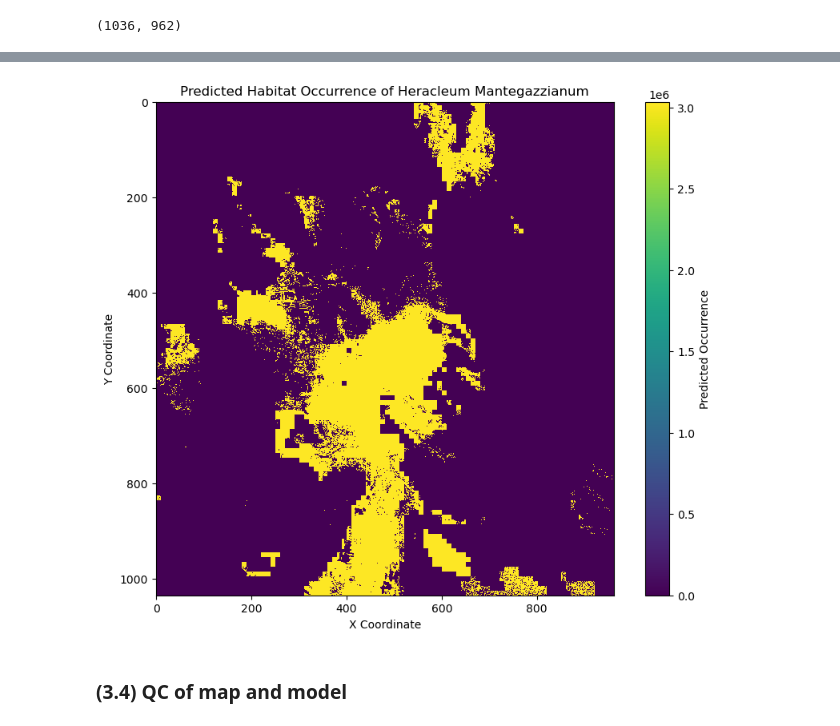
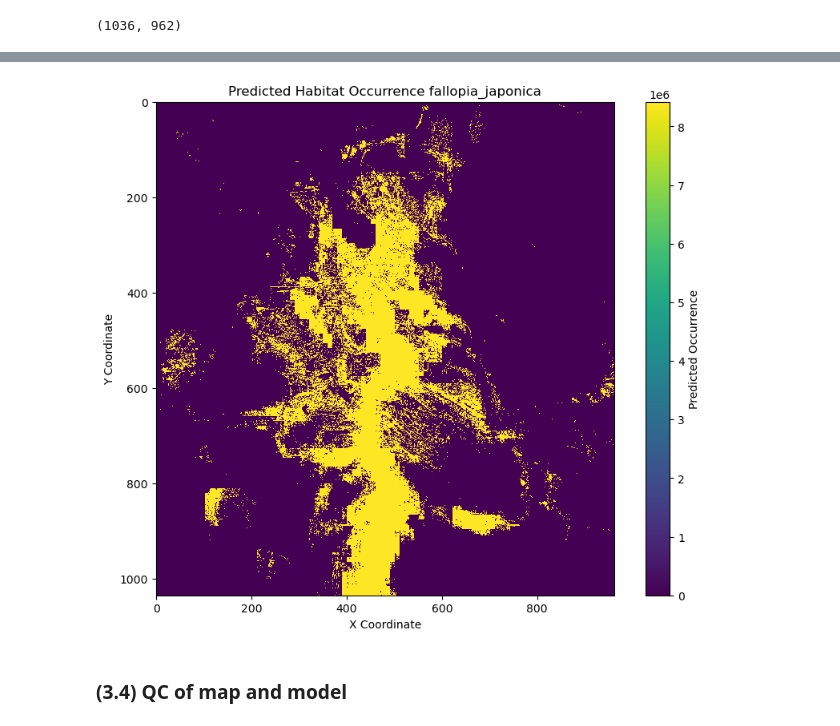
Before and after one commit to FAIRiCUBE/uc1-urban-climate, a Jupyter notebook: notebooks/dev/f07_neopythen/neopythen_distribution_model_luxembourg_NDML.ipynb, the cells around one changed output, grey strips where cells are left out. Saved outputs shown, nothing was run; the diff lists cells and outputs as text; code cells hidden in the pictures.

Commit message:
add. new species to the model

```diff
--- a/notebooks/dev/f07_neopythen/neopythen_distribution_model_luxembourg_NDML.ipynb
+++ b/notebooks/dev/f07_neopythen/neopythen_distribution_model_luxembourg_NDML.ipynb
@@ -424,8 +532,8 @@ feature_columns = [
     'd01_L_light',
     'd02_F_wetness',
     'd03_T_max_temperatur_2017_celsius',
-    'd03_T_min_temperatur_2017_celsius',
-    'd03_T_avg_temperatur_2017_celsius',
+    #'d03_T_min_temperatur_2017_celsius',
+    #'d03_T_avg_temperatur_2017_celsius',
     'd04_K_continentality',
     'd05_R_ph',
     'd06_N_nitrogen',
@@ -435,10 +543,10 @@ feature_columns = [
 ]
 
 # Create a new DataFrame with features and target variable
-training_data = df[['heracleum_mantegazzianum_occurence'] + feature_columns]
+training_data = df[['occurence_data'] + feature_columns]
 
 # Drop rows where heracleum_mantegazzianum_occurence is 0
-training_data = training_data[training_data['heracleum_mantegazzianum_occurence'] != 0]
+training_data = training_data[training_data['occurence_data'] != 0]
 
 training_data['training_type']= 'occurence'  # info: that this row is based on occurenct selection
 training_data['ID'] = range(len(training_data))  # Add an ID column based on row number starting from 0
@@ -448,7 +556,7 @@ training_data.dropna(inplace=True)
 
 # Separate features and target variable
 x_occurence = training_data[feature_columns]  # Features
-y_occurence = training_data['heracleum_mantegazzianum_occurence']  # Target
+y_occurence = training_data['occurence_data']  # Target
 
 # Count the number of rows using len()
 row_count_len = len(training_data)
@@ -463,25 +571,26 @@ Number of occurence sample 52
 df = habitat_parameter_cube_wit_occurence.to_dataframe().reset_index()
 #Now, create a new DataFrame containing only the relevant features and the target variable:
 # Specify the feature variables
-feature_columns = [
-    'd01_L_light',
-    'd02_F_wetness',
-    'd03_T_max_temperatur_2017_celsius',
-    'd03_T_min_temperatur_2017_celsius',
-    'd03_T_avg_temperatur_2017_celsius',
-    'd04_K_continentality',
-    'd05_R_ph',
-    'd06_N_nitrogen',
-    'd09_LV_landcover',
-    'ellenberg_water_area',
-    'ellenberg_not_sealed_area'
-]
+feature_columns =feature_columns
+# [
+#     'd01_L_light',
+#     'd02_F_wetness',
+#     #'d03_T_max_temperatur_2017_celsius',
+#     'd03_T_min_temperatur_2017_celsius',
+#     #'d03_T_avg_temperatur_2017_celsius',
+#     #'d04_K_continentality',
+#     'd05_R_ph',
+#     'd06_N_nitrogen',
+#     'd09_LV_landcover',
+#     'ellenberg_water_area',
+#     'ellenberg_not_sealed_area'
+# ]
 
 # Create a new DataFrame with features and target variable
-training_data_outside = df[['heracleum_mantegazzianum_occurence'] + feature_columns]
+training_data_outside = df[['occurence_data'] + feature_columns]
 
 # Drop rows where heracleum_mantegazzianum_occurence is 0
-training_data_outside = training_data_outside[training_data_outside['heracleum_mantegazzianum_occurence'] == 0]
+training_data_outside = training_data_outside[training_data_outside['occurence_data'] == 0]
 
 training_data_outside['training_type']= 'outside occurence'  # info: that this row is based on non occurenct selection
 
@@ -496,7 +605,7 @@ training_data_outside = random_sites
 
 # Separate features and target variable
 x_outside = training_data_outside[feature_columns]  # Features
-y_outside = training_data_outside['heracleum_mantegazzianum_occurence']  # Target
+y_outside = training_data_outside['occurence_data']  # Target
 
 # Count the number of rows using len()
 row_count_len_outside = len(training_data_outside)
@@ -629,17 +738,17 @@ Coordinates:
 # %%
 # plot maps
 
 import matplotlib.pyplot as plt
 
 plt.figure(figsize=(10, 8))
 plt.imshow(predicted_map, cmap='viridis', interpolation='nearest')  # Choose a colormap
 plt.colorbar(label='Predicted Occurrence')
-plt.title('Predicted Habitat Occurrence of Heracleum Mantegazzianum')
+plt.title('Predicted Habitat Occurrence '+species_name)
 plt.xlabel('X Coordinate')
 plt.ylabel('Y Coordinate')
 plt.show()
 # %% [output]
-[figure, old version]
+[figure, new version]
 # %% [markdown]
 ### (3.4)  QC of map and model
 # %%
```
Also changed, not shown: parts of 24 cells of this notebook.
